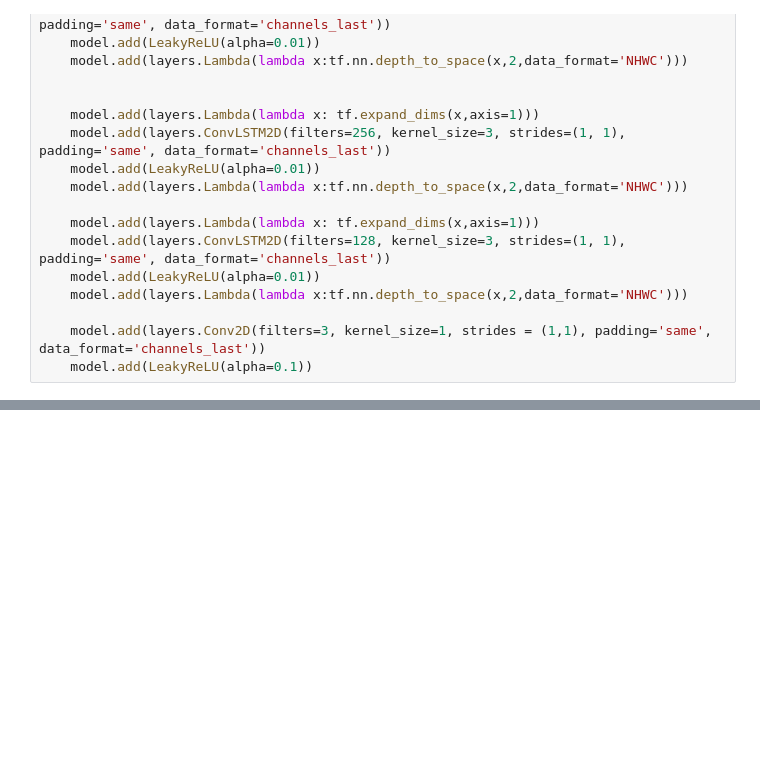
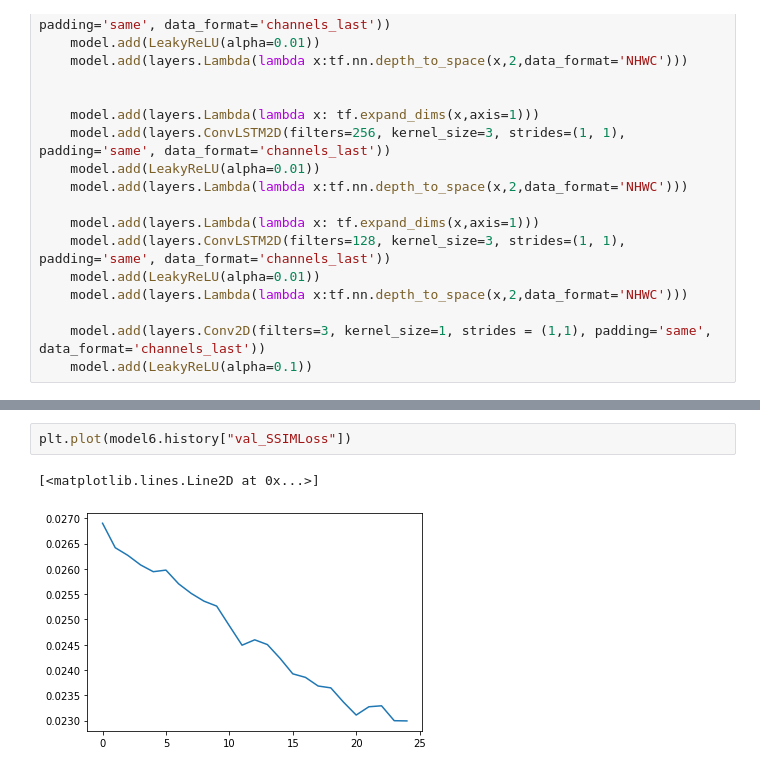
Before and after one commit to ChristopheBrown/e6998_img_compression, a Jupyter notebook: sandbox2.ipynb, the cells around one changed output, grey strips where cells are left out. Drawn from its saved outputs; the diff is of its cells as text; blank space fills up the shorter version.

```diff
--- a/sandbox2.ipynb
+++ b/sandbox2.ipynb
@@ -166,0 +228,5 @@ train_images[image_number].shape
+# %%
+plt.plot(model6.history["val_SSIMLoss"])
+# %% [output]
+[<matplotlib.lines.Line2D at 0x...>]
+[figure, added]
```
Also changed, not shown: parts of 22 cells of this notebook.
